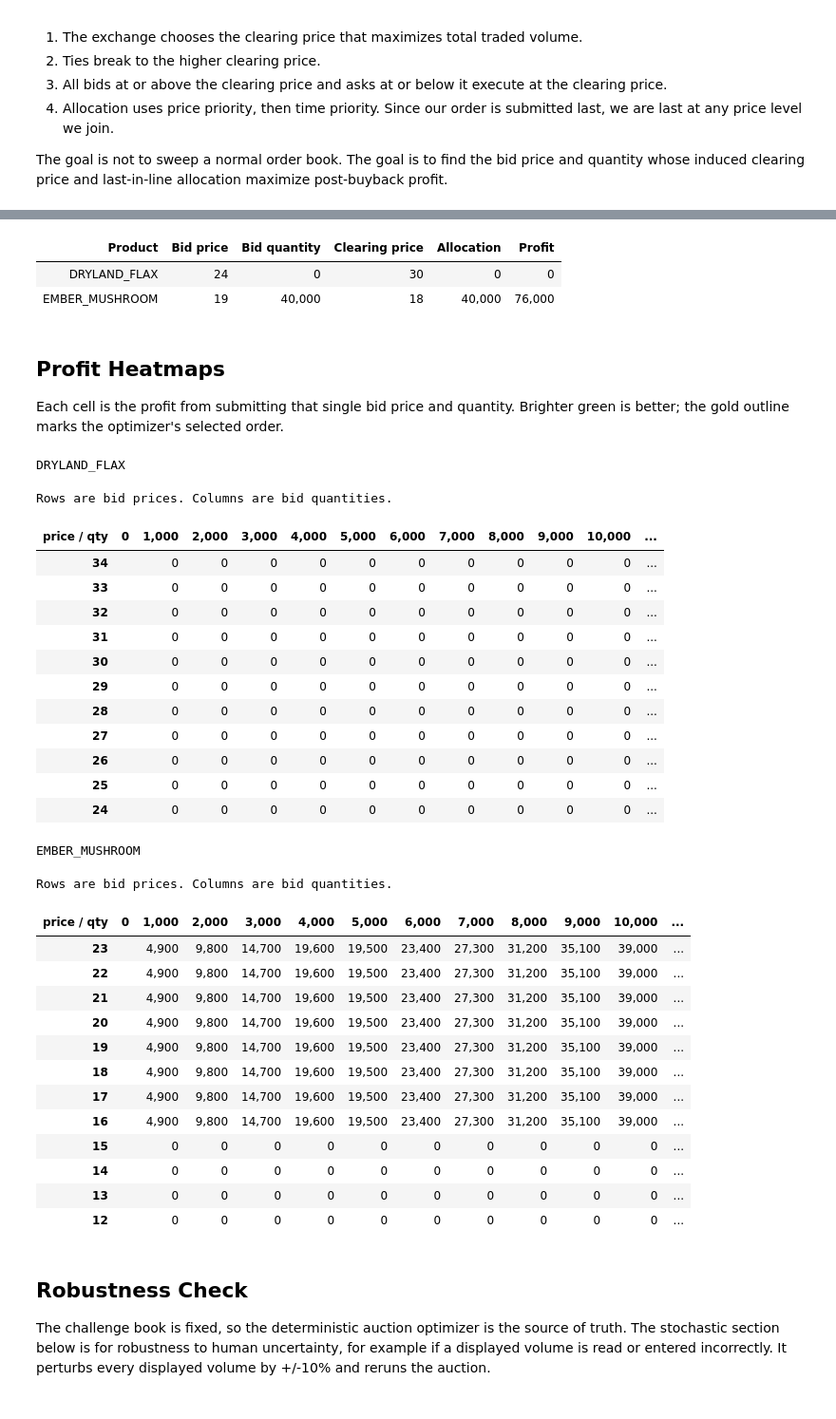
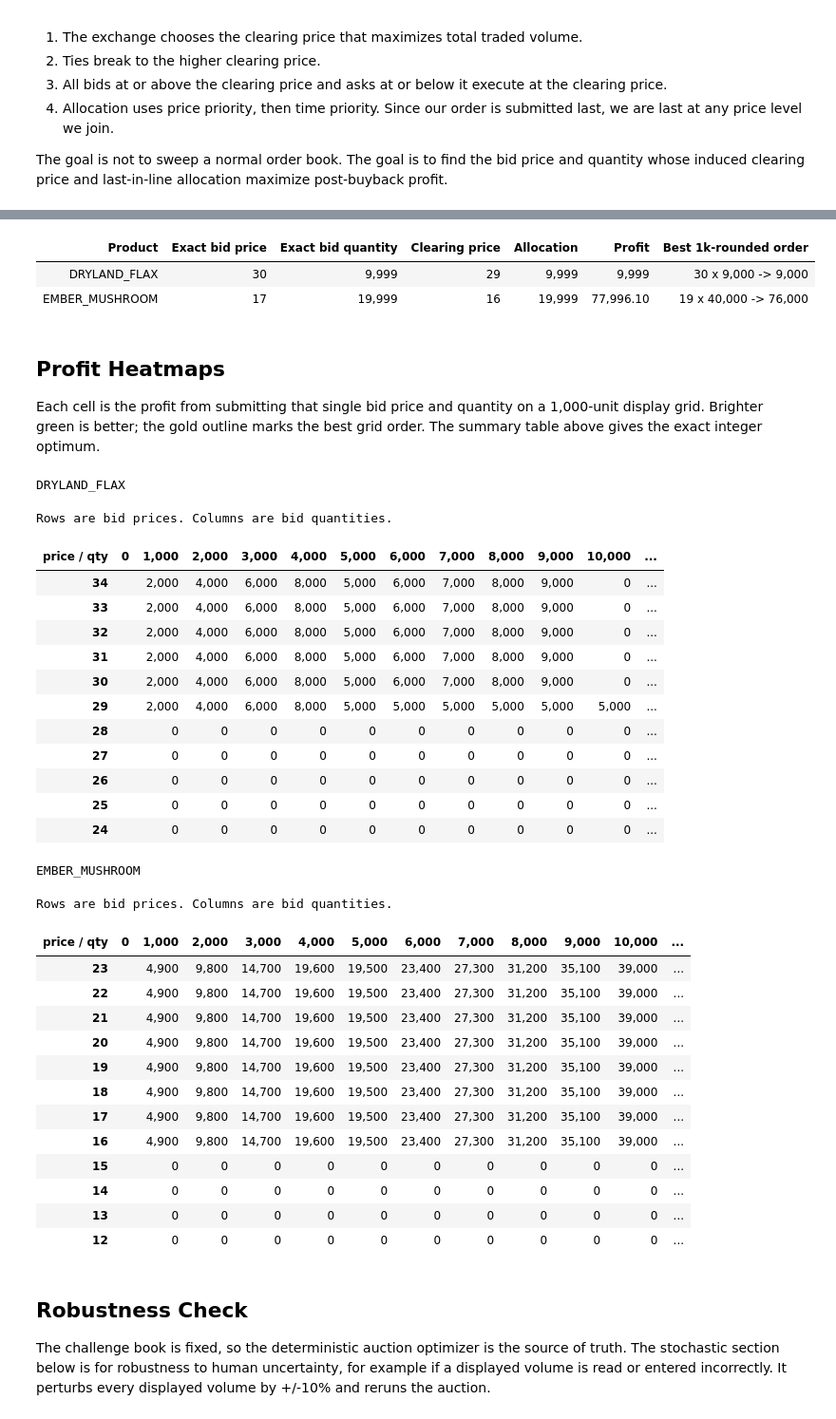
Before and after one commit to DB825/aggies-prosperity, a Jupyter notebook: manual_auction_strategy.ipynb, the cells around one changed output, grey strips where cells are left out. Shown at 95% size. Drawn from its saved outputs; the diff is of its cells as text; code cells hidden in the pictures.

Commit message:
Correct manual auction thresholds

```diff
--- a/manual_auction_strategy.ipynb
+++ b/manual_auction_strategy.ipynb
@@ -18,11 +18,11 @@ import random
 from typing import Dict, Iterable, List, Tuple
 
 try:
-    from IPython.display import HTML, Markdown, display
+    from IPython.display import HTML, display
 except ImportError:
-    class _Passthrough(str):
-        pass
-    HTML = Markdown = _Passthrough
+    class HTML(str):
+        def _repr_html_(self):
+            return str(self)
     def display(value):
         print(value)
 
@@ -37,7 +37,7 @@ class Market:
     max_bid_qty: int
     min_price: int
     max_price: int
-    qty_step: int = 1000
+    heatmap_qty_step: int = 1000
 
 
 @dataclass(frozen=True)
@@ -66,9 +66,9 @@ MARKETS = [
         fair_value=30,
         round_trip_fee=0,
         buy_orders={30: 30000, 29: 5000, 28: 12000, 27: 28000},
-        # User correction: max volume available at the 28 ask is 30k.
-        # If the screenshot's 40k value is the one to use, change 30000 to 40000.
-        sell_orders={28: 30000, 31: 20000, 32: 20000, 33: 30000},
+        # Screenshot book: 40k offered at 28. The 30k value is treated as our max submitted bid size.
+        # If the visible ask volume at 28 is actually 30k, change 40000 to 30000; Dryland then has no positive bid.
+        sell_orders={28: 40000, 31: 20000, 32: 20000, 33: 30000},
         max_bid_qty=30000,
         min_price=24,
         max_price=34,
@@ -128,10 +128,10 @@ def simulate_bid(market: Market, bid_price: int, bid_qty: int) -> BidResult:
     return BidResult(bid_price, bid_qty, clearing_price, traded_volume, allocation, profit)
 
 
-def scan_market(market: Market) -> List[BidResult]:
+def scan_market(market: Market, qty_step: int = 1) -> List[BidResult]:
     results = []
     for bid_price in range(market.min_price, market.max_price + 1):
-        for bid_qty in range(0, market.max_bid_qty + market.qty_step, market.qty_step):
+        for bid_qty in range(0, market.max_bid_qty + 1, qty_step):
             results.append(simulate_bid(market, bid_price, bid_qty))
     return results
 
@@ -149,31 +149,35 @@ def money(value: float) -> str:
 def qty(value: int) -> str:
     return f"{value:,}"
 # %%
-all_results = {market.symbol: scan_market(market) for market in MARKETS}
+exact_results = {market.symbol: scan_market(market, qty_step=1) for market in MARKETS}
+heatmap_results = {market.symbol: scan_market(market, qty_step=market.heatmap_qty_step) for market in MARKETS}
+
 summary_rows = []
 for market in MARKETS:
-    best = best_result(all_results[market.symbol])
+    best = best_result(exact_results[market.symbol])
+    rounded = best_result(heatmap_results[market.symbol])
     summary_rows.append(
         f"<tr><td>{escape(market.symbol)}</td><td>{best.bid_price}</td><td>{qty(best.bid_qty)}</td>"
-        f"<td>{best.clearing_price}</td><td>{qty(best.allocation)}</td><td>{money(best.profit)}</td></tr>"
+        f"<td>{best.clearing_price}</td><td>{qty(best.allocation)}</td><td>{money(best.profit)}</td>"
+        f"<td>{rounded.bid_price} x {qty(rounded.bid_qty)} -> {money(rounded.profit)}</td></tr>"
     )
 
 display(HTML(f"""
 <table>
   <thead>
-    <tr><th>Product</th><th>Bid price</th><th>Bid quantity</th><th>Clearing price</th><th>Allocation</th><th>Profit</th></tr>
+    <tr><th>Product</th><th>Exact bid price</th><th>Exact bid quantity</th><th>Clearing price</th><th>Allocation</th><th>Profit</th><th>Best 1k-rounded order</th></tr>
   </thead>
   <tbody>{''.join(summary_rows)}</tbody>
 </table>
 """))
 # %% [output]
-| Product | Bid price | Bid quantity | Clearing price | Allocation | Profit |
-| DRYLAND_FLAX | 24 | 0 | 30 | 0 | 0 |
-| EMBER_MUSHROOM | 19 | 40,000 | 18 | 40,000 | 76,000 |
+| Product | Exact bid price | Exact bid quantity | Clearing price | Allocation | Profit | Best 1k-rounded order |
+| DRYLAND_FLAX | 30 | 9,999 | 29 | 9,999 | 9,999 | 30 x 9,000 -> 9,000 |
+| EMBER_MUSHROOM | 17 | 19,999 | 16 | 19,999 | 77,996.10 | 19 x 40,000 -> 76,000 |
 # %% [markdown]
 ## Profit Heatmaps
 
-Each cell is the profit from submitting that single bid price and quantity. Brighter green is better; the gold outline marks the optimizer's selected order.
+Each cell is the profit from submitting that single bid price and quantity on a 1,000-unit display grid. Brighter green is better; the gold outline marks the best grid order. The summary table above gives the exact integer optimum.
 # %%
 def render_heatmap(market: Market, results: List[BidResult]) -> HTML:
     by_key = {(result.bid_price, result.bid_qty): result for result in results}
@@ -182,12 +186,12 @@ def render_heatmap(market: Market, results: List[BidResult]) -> HTML:
     best = best_result(results)
 
     header = ''.join(
-        f"<th>{qty(bid_qty)}</th>" for bid_qty in range(0, market.max_bid_qty + market.qty_step, market.qty_step)
+        f"<th>{qty(bid_qty)}</th>" for bid_qty in range(0, market.max_bid_qty + 1, market.heatmap_qty_step)
     )
     rows = []
     for bid_price in range(market.max_price, market.min_price - 1, -1):
         cells = []
-        for bid_qty in range(0, market.max_bid_qty + market.qty_step, market.qty_step):
+        for bid_qty in range(0, market.max_bid_qty + 1, market.heatmap_qty_step):
             result = by_key[(bid_price, bid_qty)]
             intensity = 0 if result.profit <= 0 else result.profit / max_profit
             green = int(44 + 155 * intensity)
@@ -201,40 +205,40 @@ def render_heatmap(market: Market, results: List[BidResult]) -> HTML:
             )
             label = '' if bid_qty == 0 else money(result.profit)
             cells.append(
                 f'<td class="cell{outline}" style="background:{color}" title="{escape(title)}">{escape(label)}</td>'
             )
         rows.append(f"<tr><th>{bid_price}</th>{''.join(cells)}</tr>")
 
     return HTML(f"""
     <style>
       table {{ border-collapse: collapse; font-family: Arial, sans-serif; font-size: 12px; margin: 12px 0 28px; }}
       th, td {{ border: 1px solid #d0d0d0; padding: 6px 7px; text-align: right; white-space: nowrap; }}
       th {{ background: #f1f1f1; color: #222; }}
       td.cell {{ color: #fff; min-width: 54px; }}
       td.best {{ outline: 3px solid #f4c430; outline-offset: -3px; font-weight: 700; }}
       caption {{ caption-side: bottom; text-align: left; padding-top: 8px; color: #555; }}
     </style>
     <h3>{escape(market.symbol)}</h3>
     <table>
       <caption>Rows are bid prices. Columns are bid quantities.</caption>
       <thead><tr><th>price / qty</th>{header}</tr></thead>
       <tbody>{''.join(rows)}</tbody>
     </table>
     """)
 
 
 for market in MARKETS:
-    display(render_heatmap(market, all_results[market.symbol]))
+    display(render_heatmap(market, heatmap_results[market.symbol]))
 # %% [output]
 DRYLAND_FLAX
 Rows are bid prices. Columns are bid quantities.
 | price / qty | 0 | 1,000 | 2,000 | 3,000 | 4,000 | 5,000 | 6,000 | 7,000 | 8,000 | 9,000 | 10,000 | ... |
-| 34 |  | 0 | 0 | 0 | 0 | 0 | 0 | 0 | 0 | 0 | 0 | ... |
-| 33 |  | 0 | 0 | 0 | 0 | 0 | 0 | 0 | 0 | 0 | 0 | ... |
-| 32 |  | 0 | 0 | 0 | 0 | 0 | 0 | 0 | 0 | 0 | 0 | ... |
-| 31 |  | 0 | 0 | 0 | 0 | 0 | 0 | 0 | 0 | 0 | 0 | ... |
-| 30 |  | 0 | 0 | 0 | 0 | 0 | 0 | 0 | 0 | 0 | 0 | ... |
-| 29 |  | 0 | 0 | 0 | 0 | 0 | 0 | 0 | 0 | 0 | 0 | ... |
+| 34 |  | 2,000 | 4,000 | 6,000 | 8,000 | 5,000 | 6,000 | 7,000 | 8,000 | 9,000 | 0 | ... |
+| 33 |  | 2,000 | 4,000 | 6,000 | 8,000 | 5,000 | 6,000 | 7,000 | 8,000 | 9,000 | 0 | ... |
+| 32 |  | 2,000 | 4,000 | 6,000 | 8,000 | 5,000 | 6,000 | 7,000 | 8,000 | 9,000 | 0 | ... |
+| 31 |  | 2,000 | 4,000 | 6,000 | 8,000 | 5,000 | 6,000 | 7,000 | 8,000 | 9,000 | 0 | ... |
+| 30 |  | 2,000 | 4,000 | 6,000 | 8,000 | 5,000 | 6,000 | 7,000 | 8,000 | 9,000 | 0 | ... |
+| 29 |  | 2,000 | 4,000 | 6,000 | 8,000 | 5,000 | 5,000 | 5,000 | 5,000 | 5,000 | 5,000 | ... |
 | 28 |  | 0 | 0 | 0 | 0 | 0 | 0 | 0 | 0 | 0 | 0 | ... |
 | 27 |  | 0 | 0 | 0 | 0 | 0 | 0 | 0 | 0 | 0 | 0 | ... |
 | 26 |  | 0 | 0 | 0 | 0 | 0 | 0 | 0 | 0 | 0 | 0 | ... |
```
Also changed, not shown: parts of 5 cells of this notebook.
